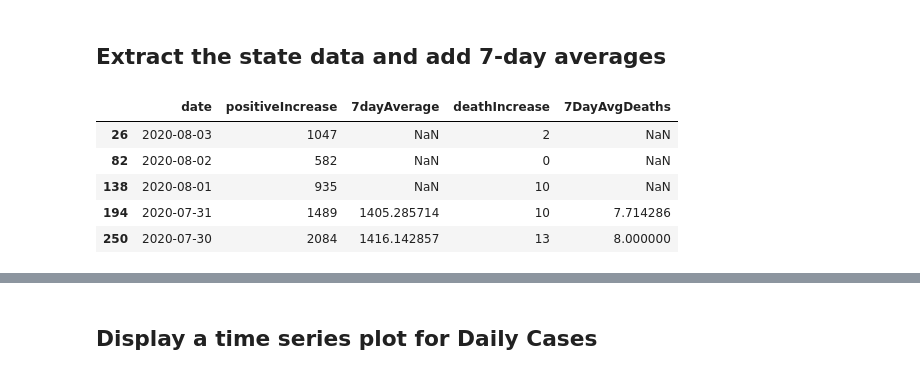
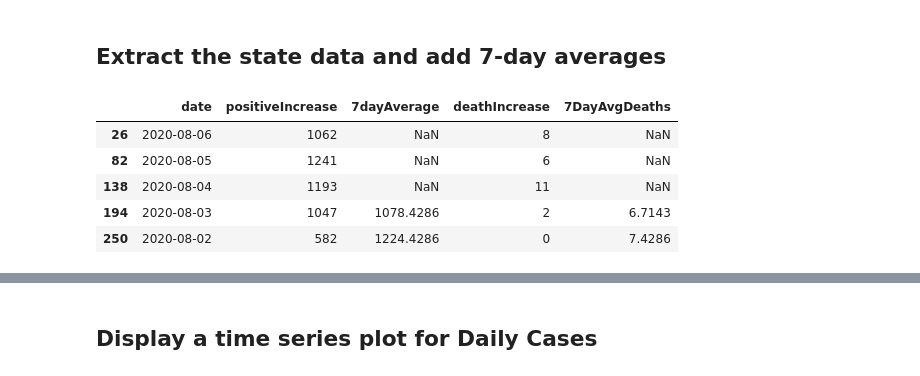
Before and after one commit to staceybellerose/covid19-jupyter, a Jupyter notebook: covid-state-graph.ipynb, the cells around one changed output, grey strips where cells are left out. Cells and saved outputs as stored; diff of their text form; code cells hidden in the pictures.

```diff
--- a/covid-state-graph.ipynb
+++ b/covid-state-graph.ipynb
@@ -94,8 +101,10 @@ state_abbrev.index.names = ['state']
 
 The COVID Tracking Project data is published under a [Creative Commons CC BY-NC-4.0 license](http://creativecommons.org/licenses/by-nc/4.0/).
 # %%
+pd.set_option("precision", 4)
 data_url = "http://covidtracking.com/api/states/daily.csv"
 corona = pd.read_csv(data_url, parse_dates=['date'])
-corona.head()
+corona['testPositivityRate'] = corona['positiveIncrease'] * 100 / corona['totalTestResultsIncrease']
+corona.head(5)
 # %% [output]
 |  | date | state | positive | negative | pending | hospitalizedCurrently | hospitalizedCumulative | ... |
@@ -165,13 +186,14 @@ state_with_pop.query("`state name`==@state_name")
 # %%
 state_data = corona.query("state==@state")
 pd.set_option('mode.chained_assignment',None) # don't display the SettingWithCopyWarning triggered by the next lines
 state_data['7dayAverage'] = state_data.positiveIncrease.rolling(7).mean().shift(-3)
 state_data['7DayAvgDeaths'] = state_data.deathIncrease.rolling(7).mean().shift(-3)
+state_data['weeks ago'] = (pd.Timestamp.now() - state_data['date']).dt.days // 7
 state_data[['date', 'positiveIncrease', '7dayAverage', 'deathIncrease', '7DayAvgDeaths']].head(5)
 # %% [output]
 |  | date | positiveIncrease | 7dayAverage | deathIncrease | 7DayAvgDeaths |
-| 26 | 2020-08-03 | 1047 | NaN | 2 | NaN |
-| 82 | 2020-08-02 | 582 | NaN | 0 | NaN |
-| 138 | 2020-08-01 | 935 | NaN | 10 | NaN |
-| 194 | 2020-07-31 | 1489 | 1405.285714 | 10 | 7.714286 |
-| 250 | 2020-07-30 | 2084 | 1416.142857 | 13 | 8.000000 |
+| 26 | 2020-08-06 | 1062 | NaN | 8 | NaN |
+| 82 | 2020-08-05 | 1241 | NaN | 6 | NaN |
+| 138 | 2020-08-04 | 1193 | NaN | 11 | NaN |
+| 194 | 2020-08-03 | 1047 | 1078.4286 | 2 | 6.7143 |
+| 250 | 2020-08-02 | 582 | 1224.4286 | 0 | 7.4286 |
```
Also changed, not shown: parts of 11 cells of this notebook, 1 other file.
